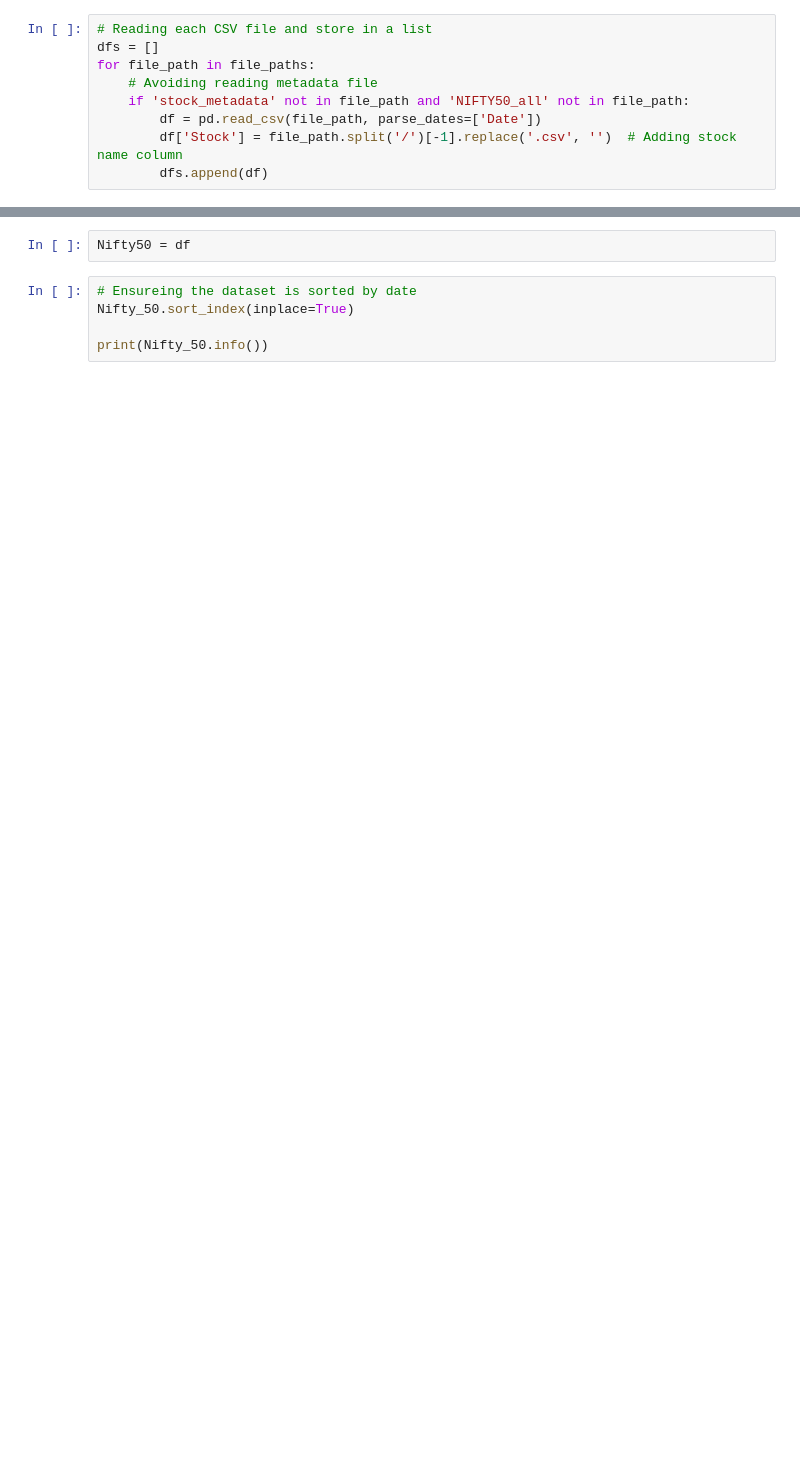
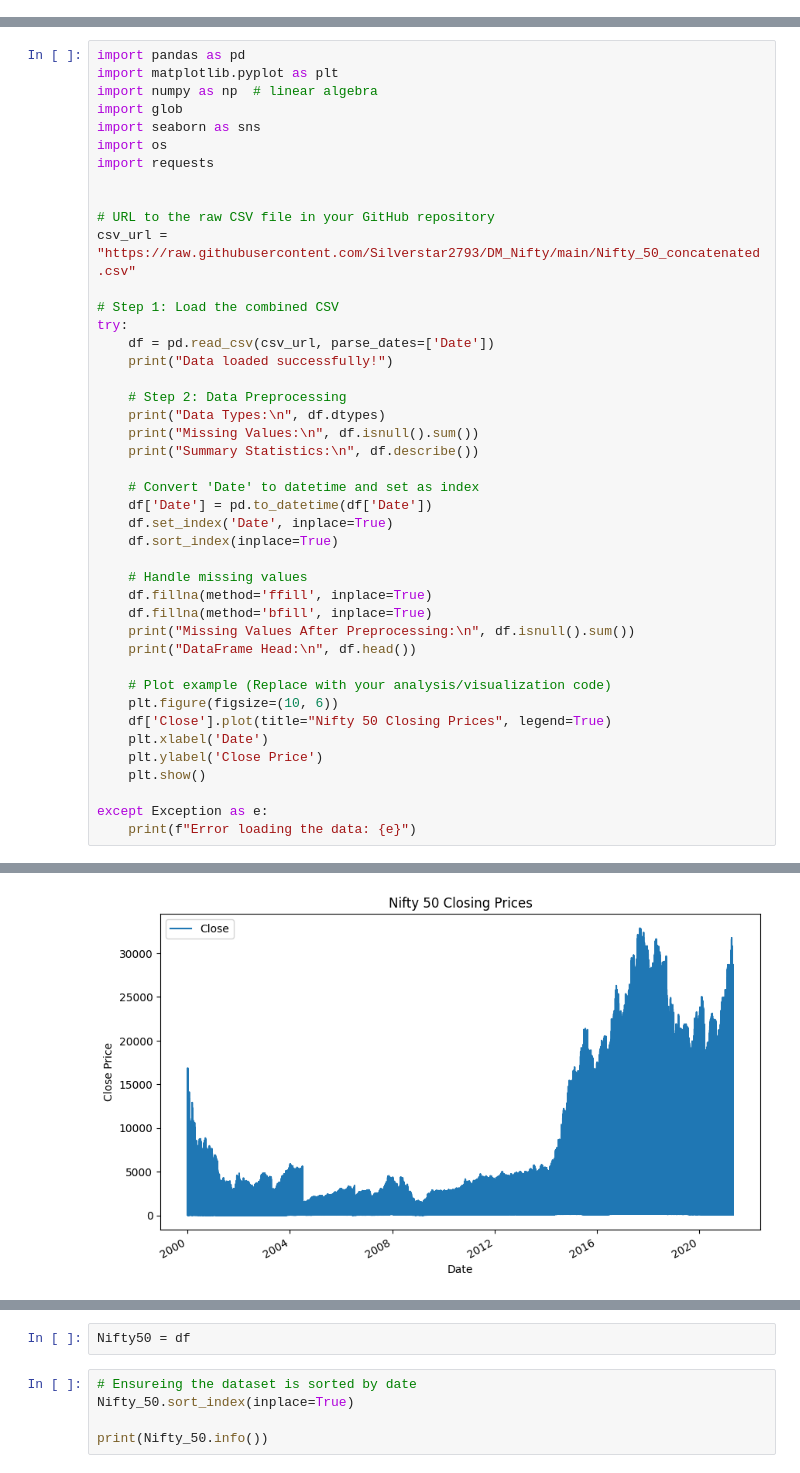
Before and after one commit to Silverstar2793/DM_Nifty, a Jupyter notebook: Pre-processing.ipynb, the cells around one changed output, grey strips where cells are left out. Saved outputs shown, nothing was run; the diff lists cells and outputs as text; blank space fills up the shorter version.

```diff
--- a/Pre-processing.ipynb
+++ b/Pre-processing.ipynb
@@ -39,9 +0,0 @@ print(file_paths)
-# %%
-# Reading each CSV file and store in a list
-dfs = []
-for file_path in file_paths:
-    # Avoiding reading metadata file
-    if 'stock_metadata' not in file_path and 'NIFTY50_all' not in file_path:
-        df = pd.read_csv(file_path, parse_dates=['Date'])
-        df['Stock'] = file_path.split('/')[-1].replace('.csv', '')  # Adding stock name column
-        dfs.append(df)
@@ -122,0 +1,44 @@ print("The concatenated data has been saved to 'Nifty_50_concatenated.csv'.")
+# %%
+import pandas as pd
+import matplotlib.pyplot as plt
+import numpy as np  # linear algebra
+import glob
+import seaborn as sns
+import os
+import requests
+
+
+# URL to the raw CSV file in your GitHub repository
+csv_url = "https://raw.githubusercontent.com/Silverstar2793/DM_Nifty/main/Nifty_50_concatenated.csv"
+
+# Step 1: Load the combined CSV
+try:
+    df = pd.read_csv(csv_url, parse_dates=['Date'])
+    print("Data loaded successfully!")
+
+    # Step 2: Data Preprocessing
+    print("Data Types:\n", df.dtypes)
+    print("Missing Values:\n", df.isnull().sum())
+    print("Summary Statistics:\n", df.describe())
+
+    # Convert 'Date' to datetime and set as index
+    df['Date'] = pd.to_datetime(df['Date'])
+    df.set_index('Date', inplace=True)
+    df.sort_index(inplace=True)
+
+    # Handle missing values
+    df.fillna(method='ffill', inplace=True)
+    df.fillna(method='bfill', inplace=True)
+    print("Missing Values After Preprocessing:\n", df.isnull().sum())
+    print("DataFrame Head:\n", df.head())
+
+    # Plot example (Replace with your analysis/visualization code)
+    plt.figure(figsize=(10, 6))
+    df['Close'].plot(title="Nifty 50 Closing Prices", legend=True)
+    plt.xlabel('Date')
+    plt.ylabel('Close Price')
+    plt.show()
+
+except Exception as e:
+    print(f"Error loading the data: {e}")
+# %% [output]
@@ -122,0 +79 @@ print("The concatenated data has been saved to 'Nifty_50_concatenated.csv'.")
+[figure, added]
```
Also changed, not shown: parts of 8 cells of this notebook.
